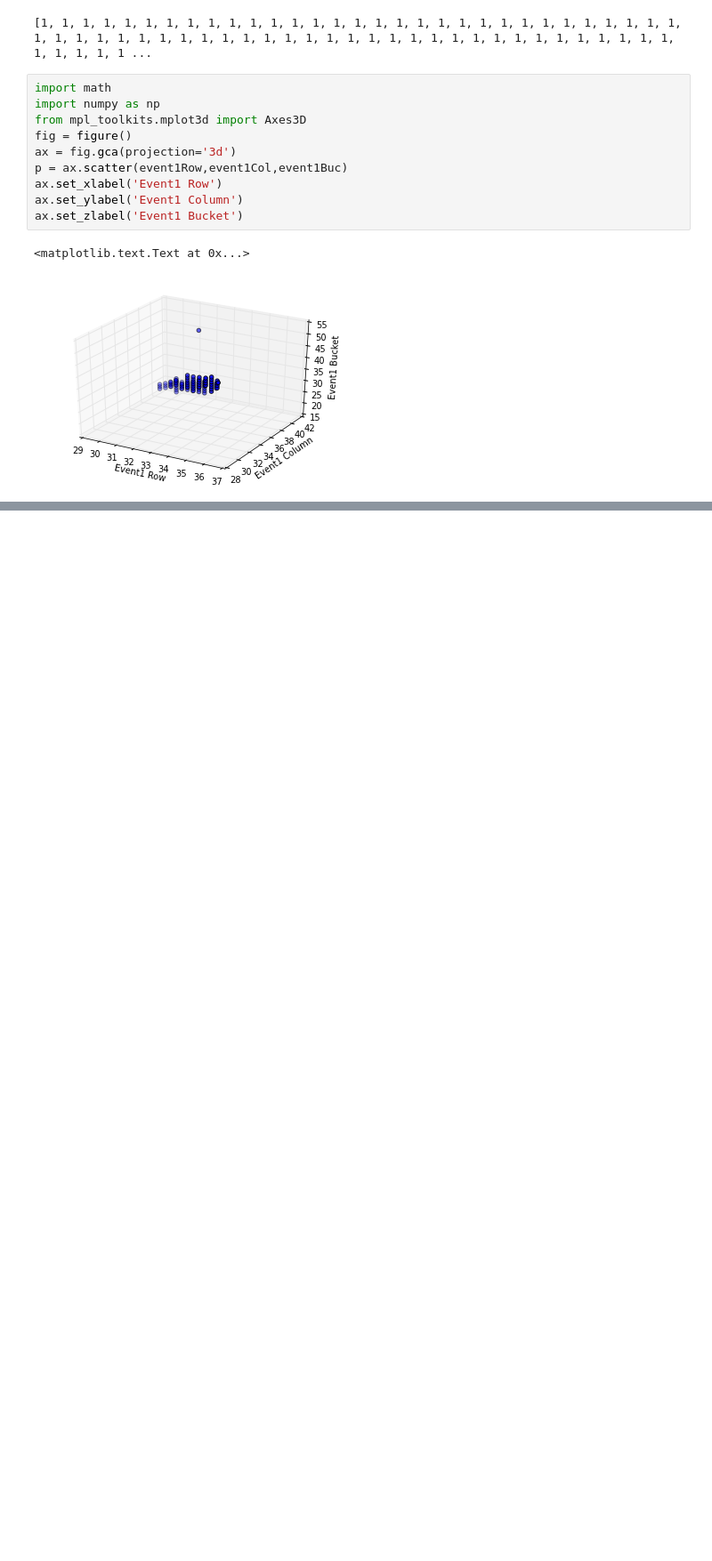
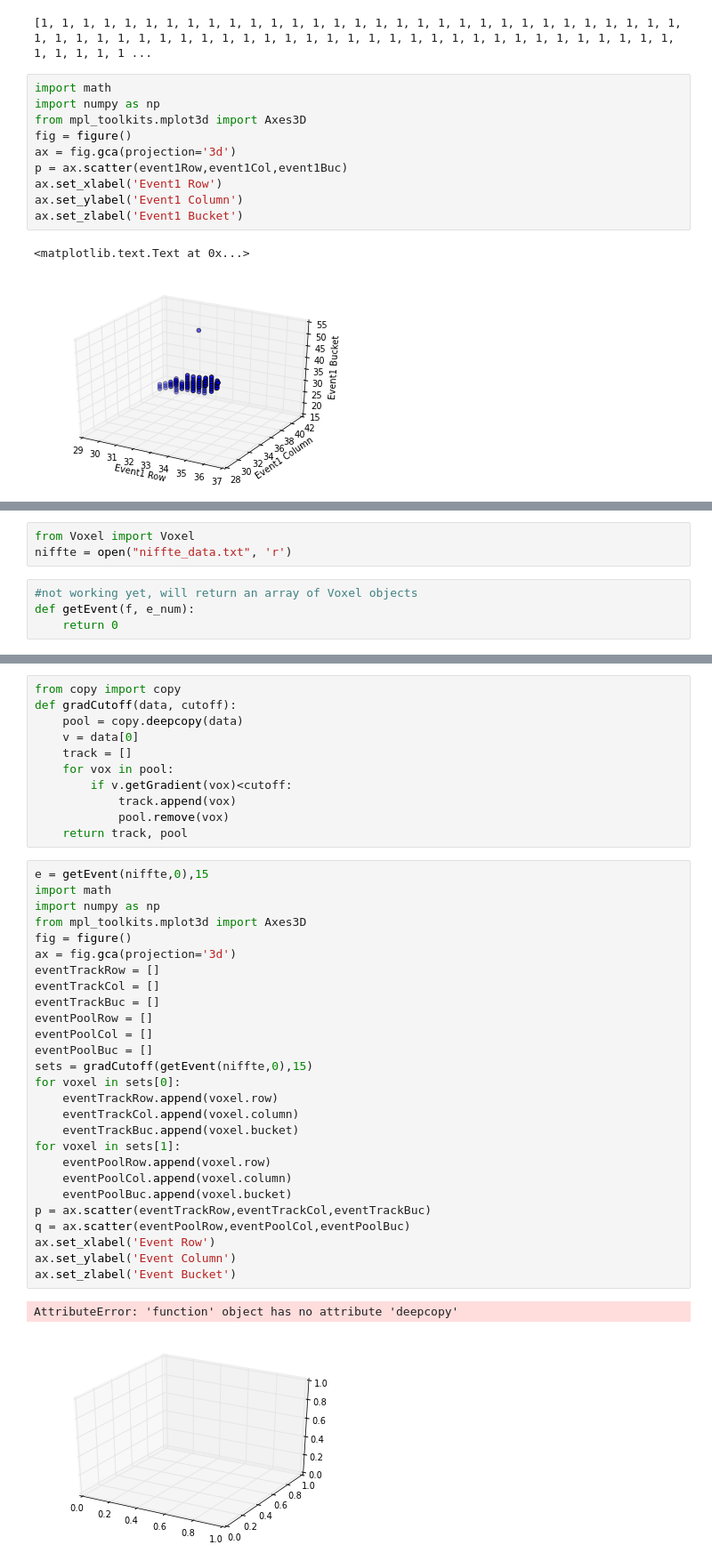
Before and after one commit to gjing/PHYS202-S13, a Jupyter notebook: Project/project4.ipynb, the cells around one changed output, grey strips where cells are left out. Shown: that part at 89% size. Drawn from its saved outputs; the diff is of its cells as text; blank space fills up the shorter version.

```diff
--- a/Project/project4.ipynb
+++ b/Project/project4.ipynb
@@ -59,0 +102,7 @@ ax.set_zlabel('Event1 Bucket')
+# %%
+from Voxel import Voxel
+niffte = open("niffte_data.txt", 'r')
+# %%
+#not working yet, will return an array of Voxel objects
+def getEvent(f, e_num):
+    return 0
@@ -59,0 +118,41 @@ ax.set_zlabel('Event1 Bucket')
+# %%
+from copy import copy
+def gradCutoff(data, cutoff):
+    pool = copy.deepcopy(data)
+    v = data[0]
+    track = []
+    for vox in pool:
+        if v.getGradient(vox)<cutoff:
+            track.append(vox)
+            pool.remove(vox)
+    return track, pool
+# %%
+e = getEvent(niffte,0),15
+import math
+import numpy as np
+from mpl_toolkits.mplot3d import Axes3D
+fig = figure()
+ax = fig.gca(projection='3d')
+eventTrackRow = []
+eventTrackCol = []
+eventTrackBuc = []
+eventPoolRow = []
+eventPoolCol = []
+eventPoolBuc = []
+sets = gradCutoff(getEvent(niffte,0),15)
+for voxel in sets[0]:
+    eventTrackRow.append(voxel.row)
+    eventTrackCol.append(voxel.column)
+    eventTrackBuc.append(voxel.bucket)
+for voxel in sets[1]:
+    eventPoolRow.append(voxel.row)
+    eventPoolCol.append(voxel.column)
+    eventPoolBuc.append(voxel.bucket)
+p = ax.scatter(eventTrackRow,eventTrackCol,eventTrackBuc)
+q = ax.scatter(eventPoolRow,eventPoolCol,eventPoolBuc)
+ax.set_xlabel('Event Row')
+ax.set_ylabel('Event Column')
+ax.set_zlabel('Event Bucket')
+# %% [output]
+AttributeError: 'function' object has no attribute 'deepcopy'
+[figure, added]
```
Also changed, not shown: parts of 6 cells of this notebook, 1 other file.
